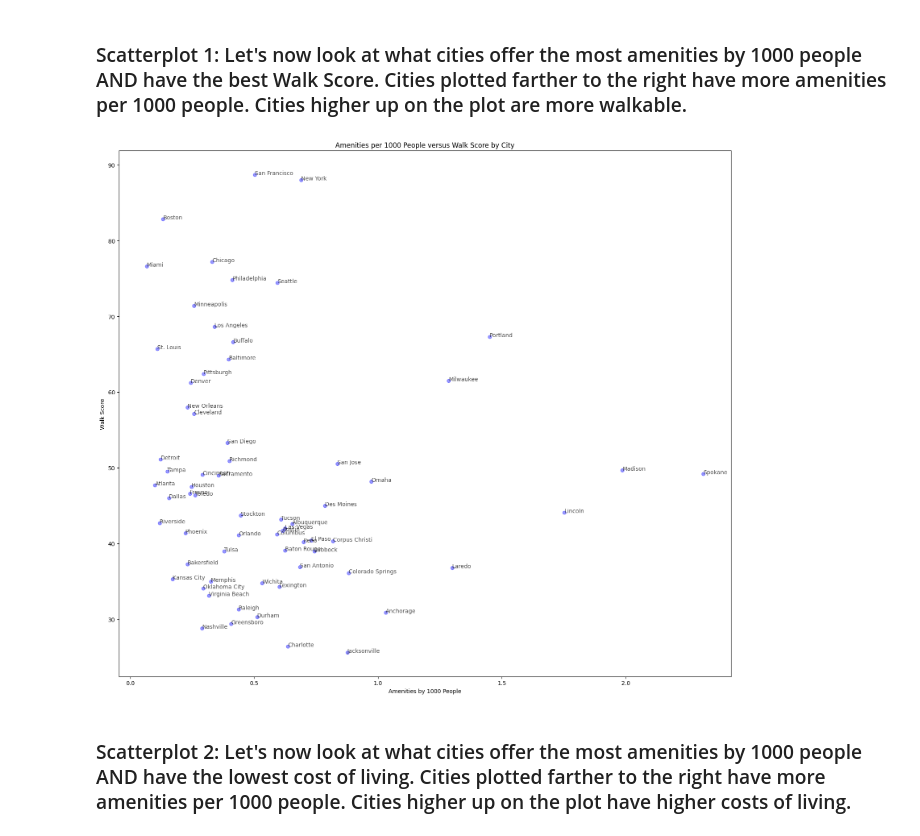
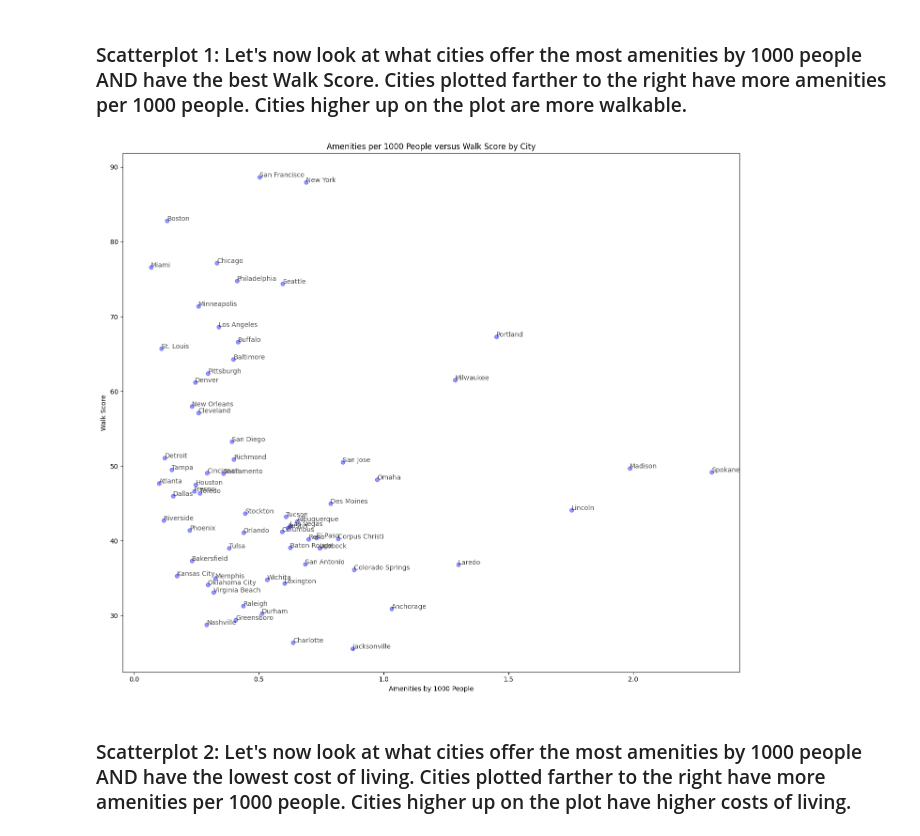
Before and after one commit to TinaBaldwin/US_Cities_Data, a Jupyter notebook: Cleaning_USCities_Connectivity.ipynb, the cells around one changed output. Drawn from its saved outputs; the diff is of its cells as text; code cells hidden in the pictures.

```diff
--- a/Cleaning_USCities_Connectivity.ipynb
+++ b/Cleaning_USCities_Connectivity.ipynb
@@ -1182,20 +1209,21 @@ plt.show()
 # %% [markdown]
 ### Scatterplot 1: Let's now look at what cities offer the most amenities by 1000 people AND have the best Walk Score. Cities plotted farther to the right have more amenities per 1000 people. Cities higher up on the plot are more walkable.
 # %%
-plt.figure(figsize=(16, 14))
+# Creates Scatter Plot of City by Walk score and Amenities per 1000 people.
+plt.figure(figsize=(14, 12))
 plt.scatter(combined_data['Amenities by Pop'], combined_data['Walk Score'], color='blue', alpha=0.4)
 
 for i in range(len(combined_data)):
     plt.annotate(combined_data["City"][i], (combined_data["Amenities by Pop"][i], combined_data["Walk Score"][i]), textcoords='data', alpha=0.7)
 
 plt.ylabel("Walk Score")
 plt.xlabel("Amenities by 1000 People")
 plt.title("Amenities per 1000 People versus Walk Score by City")
 
 plt.tight_layout()
 plt.show()
 # %% [output]
-[figure, old version]
+[figure, new version]
 # %% [markdown]
 ### Scatterplot 2: Let's now look at what cities offer the most amenities by 1000 people AND have the lowest cost of living. Cities plotted farther to the right have more amenities per 1000 people. Cities higher up on the plot have higher costs of living.
 # %%
```
Also changed, not shown: parts of 160 cells of this notebook.
